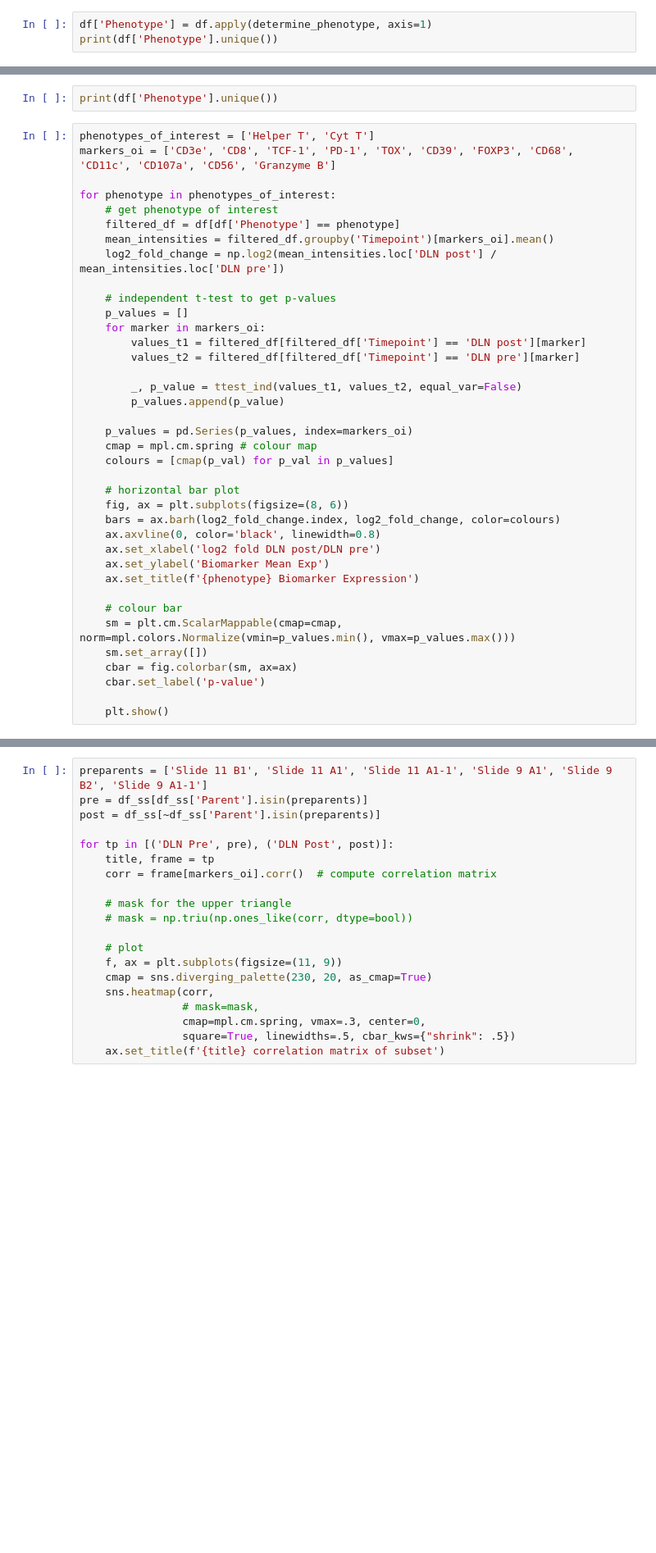
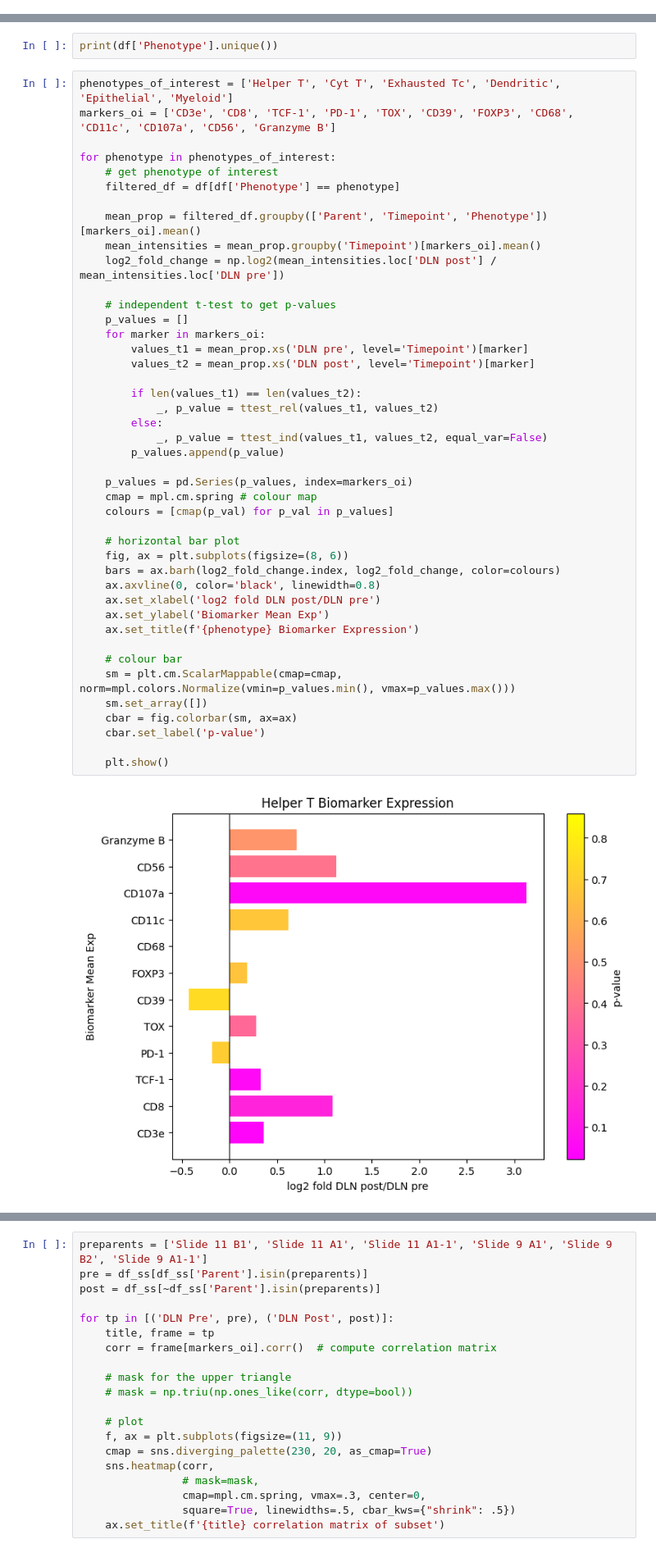
Before and after one commit to Pathomics-ai/Nguyenlab_multiplex, a Jupyter notebook: analysis/2b_prelim_figplots.ipynb, the cells around one changed output, grey strips where cells are left out. Shown at 82% size. Saved outputs shown, nothing was run; the diff lists cells and outputs as text; blank space fills up the shorter version.

```diff
--- a/analysis/2b_prelim_figplots.ipynb
+++ b/analysis/2b_prelim_figplots.ipynb
@@ -325,3 +176,0 @@ def determine_phenotype(row):
-# %%
-df['Phenotype'] = df.apply(determine_phenotype, axis=1)
-print(df['Phenotype'].unique())
@@ -497,40 +408,47 @@ log2 fold change of biomarkers of interest from pre to post DLN in select phenot
 # %%
 print(df['Phenotype'].unique())
 # %%
-phenotypes_of_interest = ['Helper T', 'Cyt T']
+phenotypes_of_interest = ['Helper T', 'Cyt T', 'Exhausted Tc', 'Dendritic', 'Epithelial', 'Myeloid']
 markers_oi = ['CD3e', 'CD8', 'TCF-1', 'PD-1', 'TOX', 'CD39', 'FOXP3', 'CD68', 'CD11c', 'CD107a', 'CD56', 'Granzyme B']
 
 for phenotype in phenotypes_of_interest:
     # get phenotype of interest
     filtered_df = df[df['Phenotype'] == phenotype]
-    mean_intensities = filtered_df.groupby('Timepoint')[markers_oi].mean()
+
+    mean_prop = filtered_df.groupby(['Parent', 'Timepoint', 'Phenotype'])[markers_oi].mean()
+    mean_intensities = mean_prop.groupby('Timepoint')[markers_oi].mean()
     log2_fold_change = np.log2(mean_intensities.loc['DLN post'] / mean_intensities.loc['DLN pre'])
 
     # independent t-test to get p-values
     p_values = []
     for marker in markers_oi:
-        values_t1 = filtered_df[filtered_df['Timepoint'] == 'DLN post'][marker]
-        values_t2 = filtered_df[filtered_df['Timepoint'] == 'DLN pre'][marker]
+        values_t1 = mean_prop.xs('DLN pre', level='Timepoint')[marker]
+        values_t2 = mean_prop.xs('DLN post', level='Timepoint')[marker]
 
-        _, p_value = ttest_ind(values_t1, values_t2, equal_var=False)
+        if len(values_t1) == len(values_t2):
+            _, p_value = ttest_rel(values_t1, values_t2)
+        else:
+            _, p_value = ttest_ind(values_t1, values_t2, equal_var=False)
         p_values.append(p_value)
 
     p_values = pd.Series(p_values, index=markers_oi)
     cmap = mpl.cm.spring # colour map
     colours = [cmap(p_val) for p_val in p_values]
 
     # horizontal bar plot
     fig, ax = plt.subplots(figsize=(8, 6))
     bars = ax.barh(log2_fold_change.index, log2_fold_change, color=colours)
     ax.axvline(0, color='black', linewidth=0.8)
     ax.set_xlabel('log2 fold DLN post/DLN pre')
     ax.set_ylabel('Biomarker Mean Exp')
     ax.set_title(f'{phenotype} Biomarker Expression')
 
     # colour bar
     sm = plt.cm.ScalarMappable(cmap=cmap, norm=mpl.colors.Normalize(vmin=p_values.min(), vmax=p_values.max()))
     sm.set_array([])
     cbar = fig.colorbar(sm, ax=ax)
     cbar.set_label('p-value')
 
     plt.show()
+# %% [output]
+[figure, added]
```
Also changed, not shown: parts of 23 cells of this notebook.
